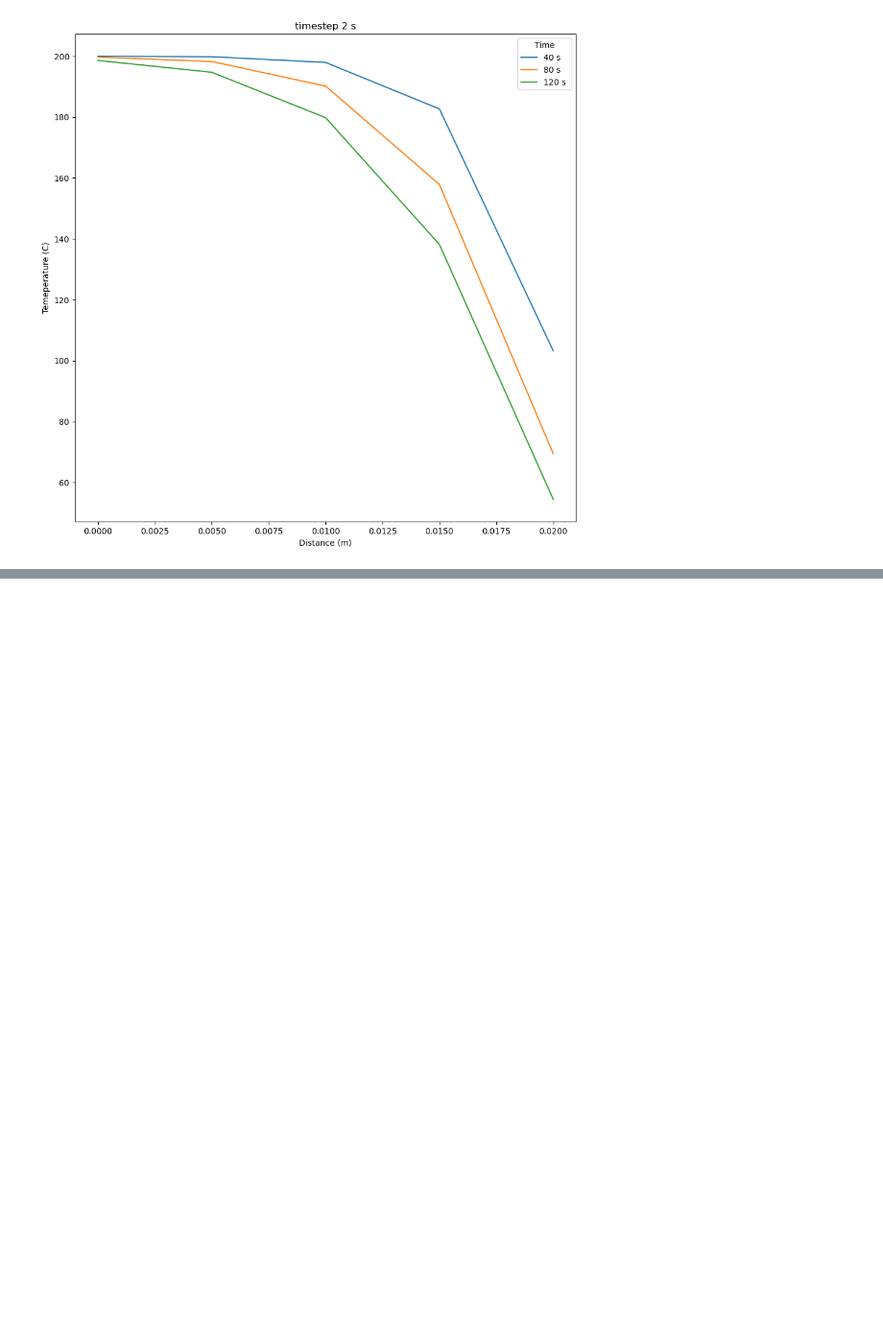
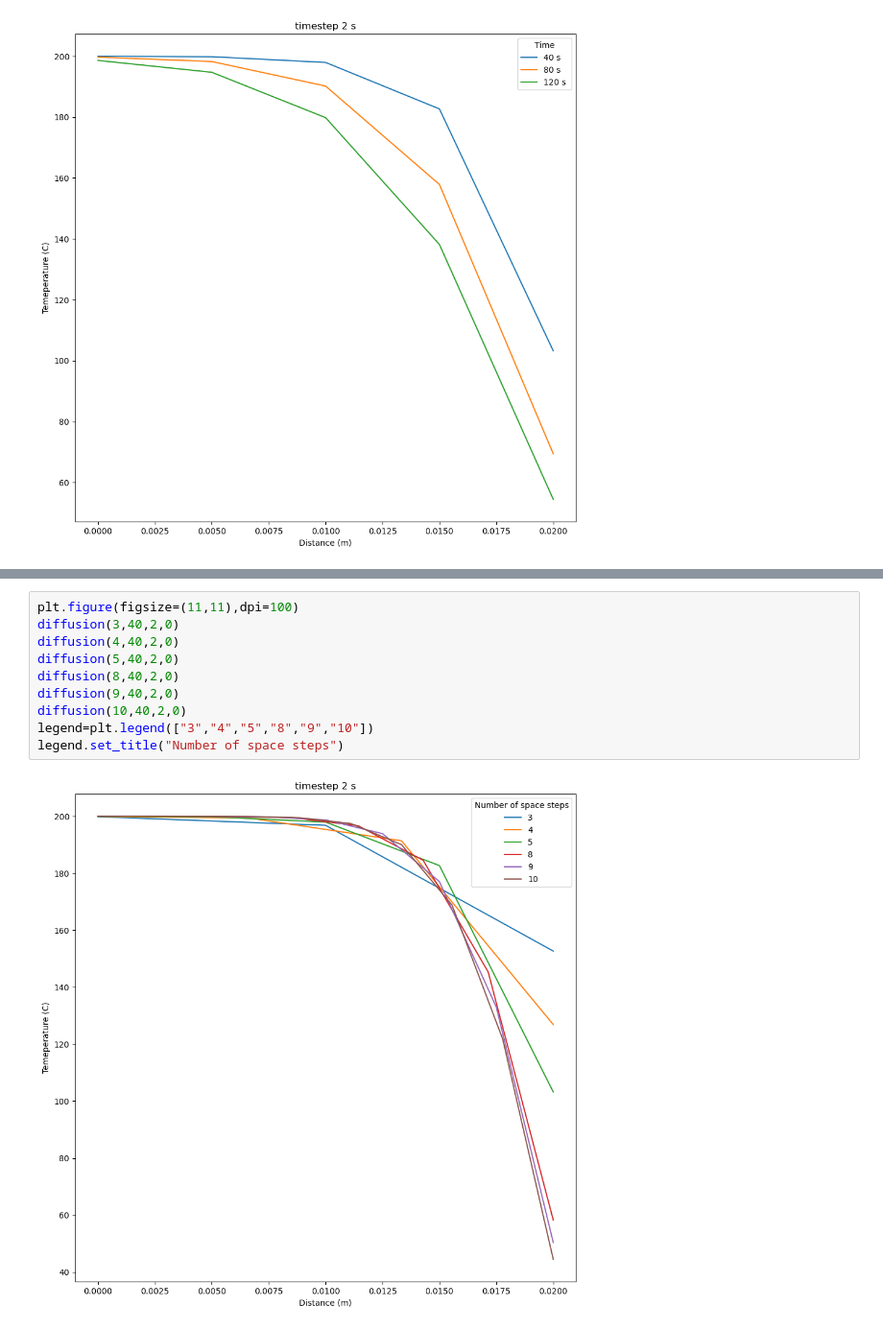
Before and after one commit to emShalaby/Versteeg-examples, a Jupyter notebook: example8.2.ipynb, the cells around one changed output, grey strips where cells are left out. Shown at 96% size. Drawn from its saved outputs; the diff is of its cells as text; blank space fills up the shorter version.

```diff
--- a/example8.2.ipynb
+++ b/example8.2.ipynb
@@ -74,0 +84,12 @@ legend.set_title("Time")
+# %%
+plt.figure(figsize=(11,11),dpi=100)
+diffusion(3,40,2,0)
+diffusion(4,40,2,0)
+diffusion(5,40,2,0)
+diffusion(8,40,2,0)
+diffusion(9,40,2,0)
+diffusion(10,40,2,0)
+legend=plt.legend(["3","4","5","8","9","10"])
+legend.set_title("Number of space steps")
+# %% [output]
+[figure, added]
```
Also changed, not shown: parts of 1 cell of this notebook, 1 other file.
